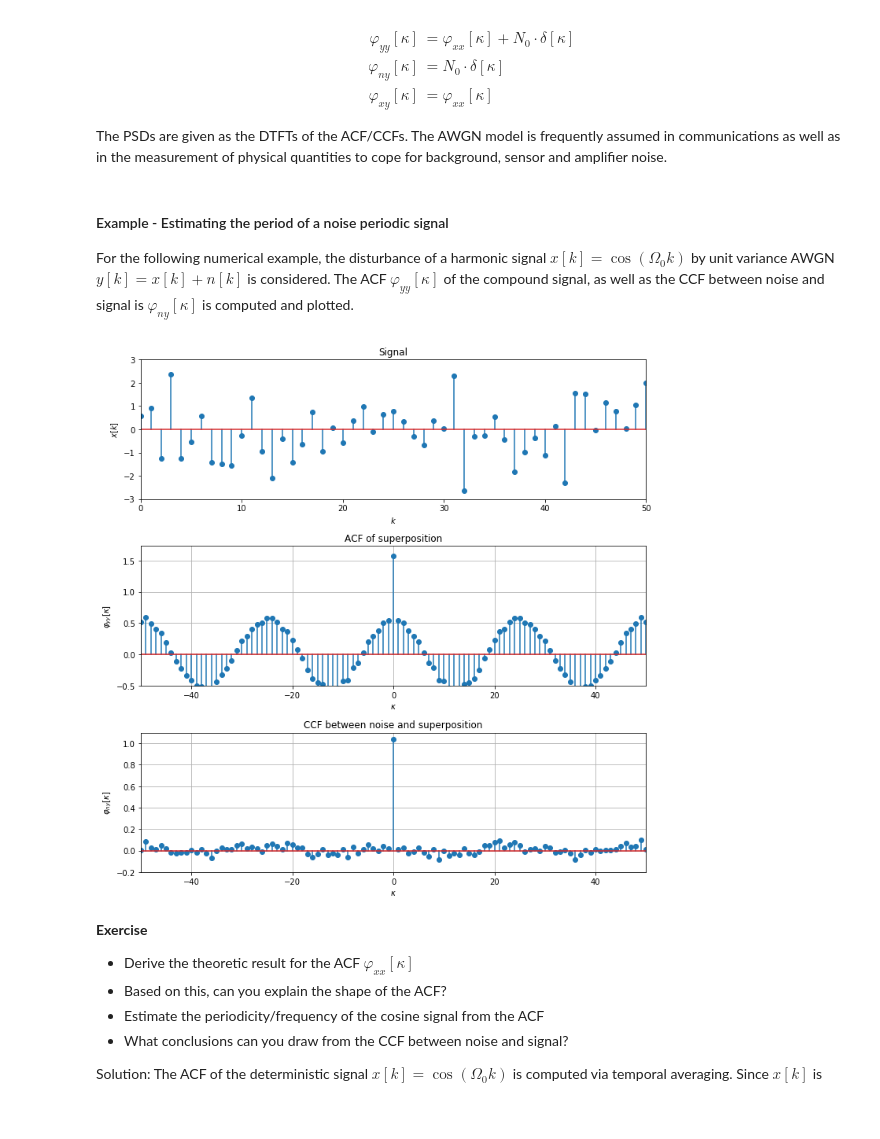
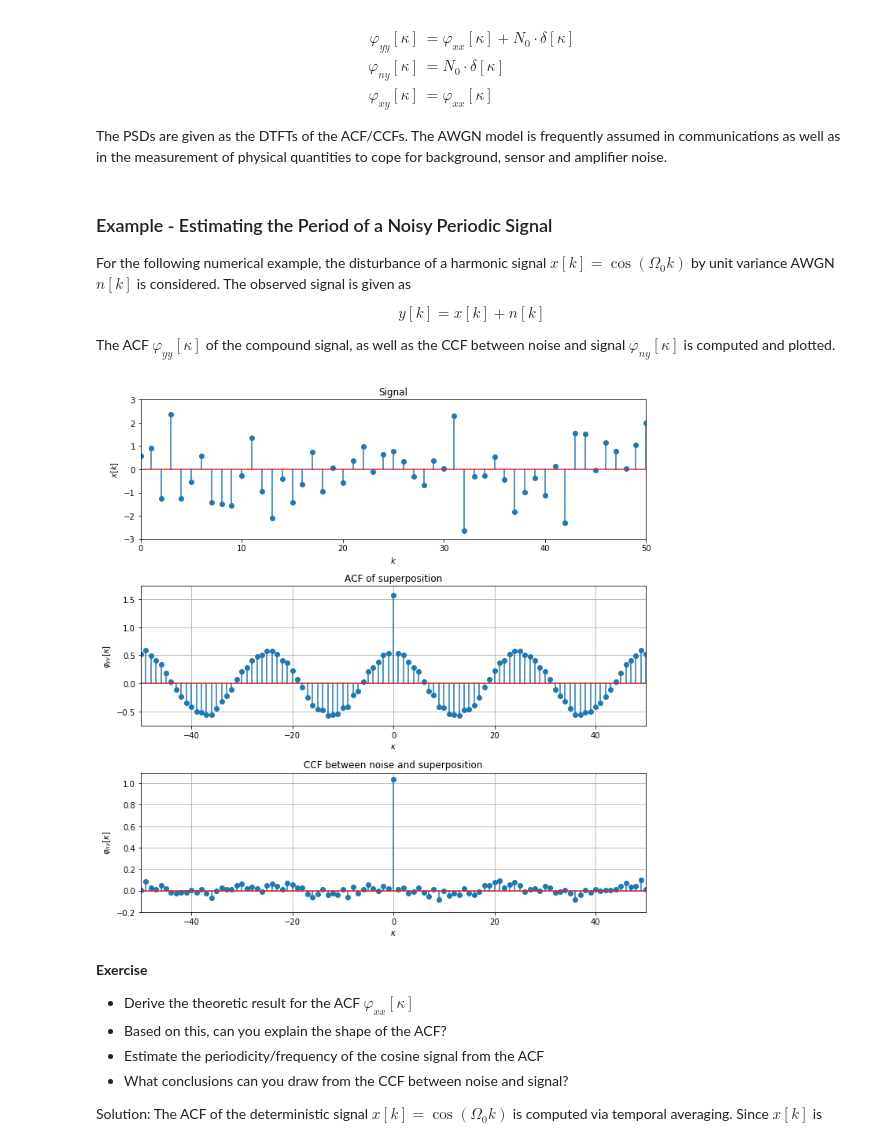
Before and after one commit to spatialaudio/digital-signal-processing-lecture, a Jupyter notebook: random_signals/superposition.ipynb, the cells around one changed output. Cells and saved outputs as stored; diff of their text form; code cells hidden in the pictures; blank space fills up the shorter version.

Commit message:
Minor revisions in examples

```diff
--- a/random_signals/superposition.ipynb
+++ b/random_signals/superposition.ipynb
@@ -152,9 +152,15 @@ For zero-mean random processes and from the properties of the AWGN model, it fol
 
 The PSDs are given as the DTFTs of the ACF/CCFs. The AWGN model is frequently assumed in communications as well as in the measurement of physical quantities to cope for background, sensor and amplifier noise.
 # %% [markdown]
-#### Example - Estimating the period of a noise periodic signal
+### Example - Estimating the Period of a Noisy Periodic Signal
 
-For the following numerical example, the disturbance of a harmonic signal $x[k] = \cos(\Omega_0 k)$ by unit variance AWGN $y[k] = x[k] + n[k]$ is considered. The ACF $\varphi_{yy}[\kappa]$ of the compound signal, as well as the CCF between noise and signal is $\varphi_{ny}[\kappa]$ is computed and plotted.
+For the following numerical example, the disturbance of a harmonic signal $x[k] = \cos(\Omega_0 k)$ by unit variance AWGN $n[k]$ is considered. The observed signal is given as
+
+\begin{equation}
+y[k] = x[k] + n[k]
+\end{equation}
+
+The ACF $\varphi_{yy}[\kappa]$ of the compound signal, as well as the CCF between noise and signal $\varphi_{ny}[\kappa]$ is computed and plotted.
 # %%
 N = 1024  # length of compound signals
 M = 25  # period of cosine signal
@@ -177,35 +183,35 @@ ccf = ccf[(len(y)-1)-K:len(y)+K]
 
 # plot results
 kappa = np.arange(-K, K+1)
 
 plt.figure(figsize=(10, 10))
 
 plt.subplot(311)
 plt.stem(y)
 plt.title('Signal')
 plt.xlabel(r'$k$')
 plt.ylabel(r'$x[k]$')
 plt.axis([0, K, -3, 3])
 
 plt.subplot(312)
 plt.stem(kappa, acf)
 plt.title('ACF of superposition')
 plt.xlabel(r'$\kappa$')
 plt.ylabel(r'$\varphi_{yy}[\kappa]$')
-plt.axis([-K, K, -.5, 1.1*np.max(acf)])
+plt.axis([-K, K, -.75, 1.1*np.max(acf)])
 plt.grid()
 
 plt.subplot(313)
 plt.stem(kappa, ccf)
 plt.title('CCF between noise and superposition')
 plt.xlabel(r'$\kappa$')
 plt.ylabel(r'$\varphi_{ny}[\kappa]$')
 plt.axis([-K, K, -.2, 1.1])
 plt.grid()
 
 plt.tight_layout()
 # %% [output]
-[figure, old version]
+[figure, new version]
 # %% [markdown]
 **Exercise**
 
```
Also changed, not shown: parts of 3 cells of this notebook.
